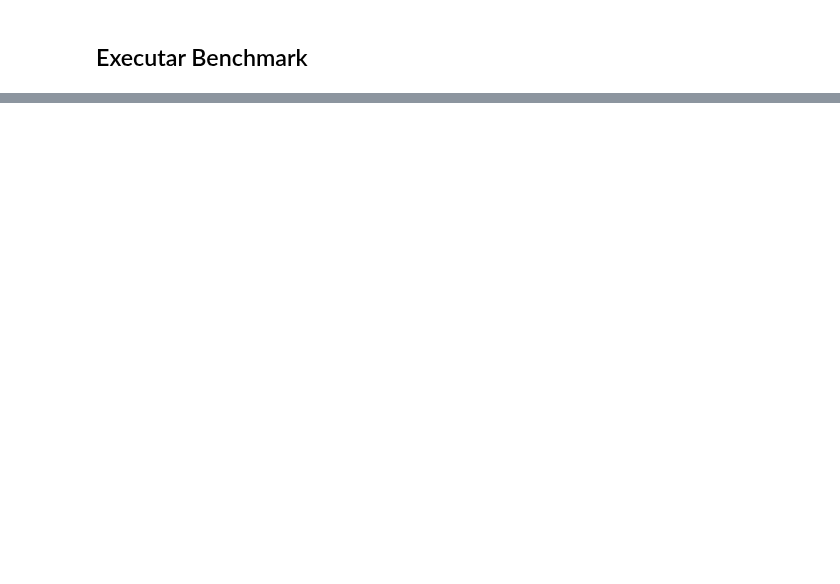
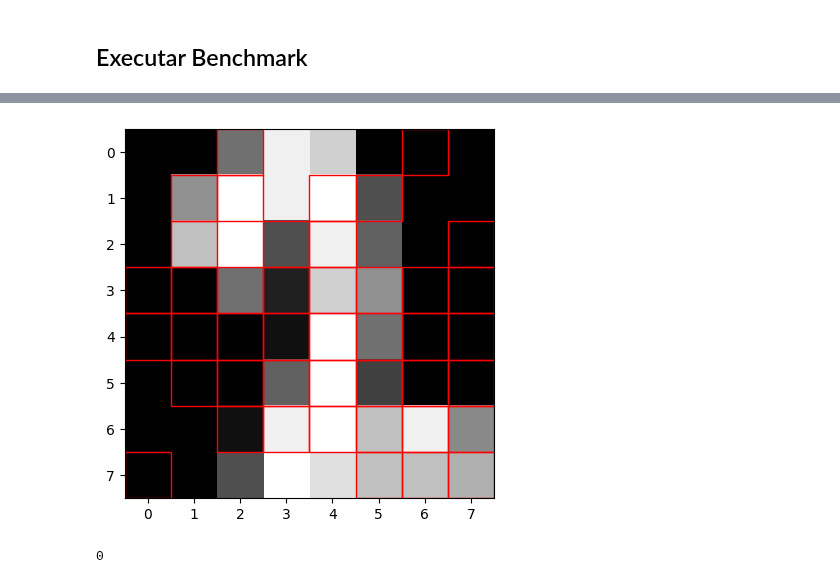
Before and after one commit to myller-silva/Explications-ANNs, a Jupyter notebook: notebook.ipynb, the cells around one changed output, grey strips where cells are left out. Drawn from its saved outputs; the diff is of its cells as text; code cells hidden in the pictures; blank space fills up the shorter version.

```diff
--- a/notebook.ipynb
+++ b/notebook.ipynb
@@ -1161,0 +1317,12 @@ exibir_imagem_com_explicacao(df_instancia, instancia_index, explicacao)
+# %%
+show_image_with_explanation(
+    df=data,
+    instancia_index=instancia_df["instance_index"],
+    explanation=string_to_list(instancia_df["explanation_relaxed_global"]),
+)
+# %% [output]
+[figure, added]
+# %%
+dataset_index
+# %% [output]
+0
```
Also changed, not shown: parts of 30 cells of this notebook, 18 other files.
